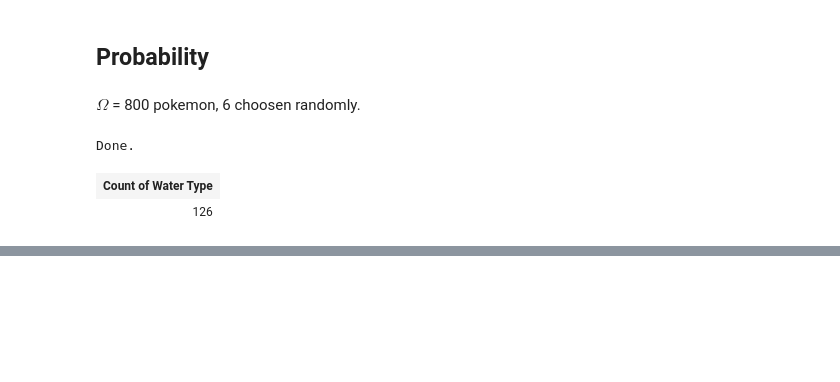
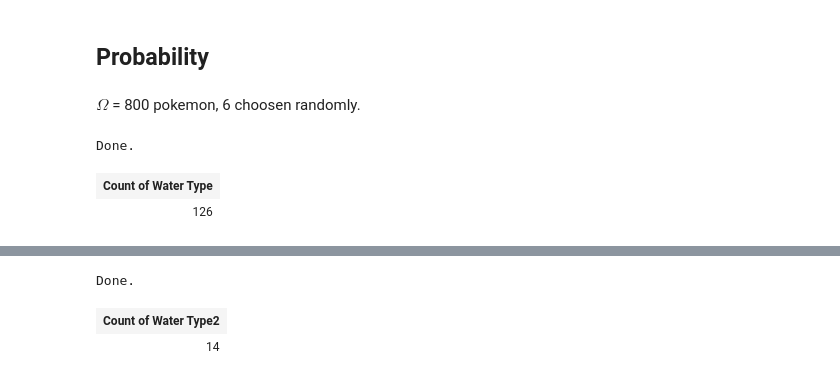
Before and after one commit to carlespoles/DSCI6002-student, a Jupyter notebook: week3/3-1_Review/DSCI6002-Midterm-Part1-CarlesPolesMielgo.ipynb, the cells around one changed output, grey strips where cells are left out. Drawn from its saved outputs; the diff is of its cells as text; code cells hidden in the pictures; blank space fills up the shorter version.

```diff
--- a/week3/3-1_Review/DSCI6002-Midterm-Part1-CarlesPolesMielgo.ipynb
+++ b/week3/3-1_Review/DSCI6002-Midterm-Part1-CarlesPolesMielgo.ipynb
@@ -386,0 +396,9 @@ Done.
+# %%
+%%sql
+SELECT COUNT(*) AS "Count of Water Type2"
+FROM pokemon
+WHERE type2 = 'Water'
+# %% [output]
+Done.
+| Count of Water Type2 |
+| 14 |
```
Also changed, not shown: parts of 1 cell of this notebook.
